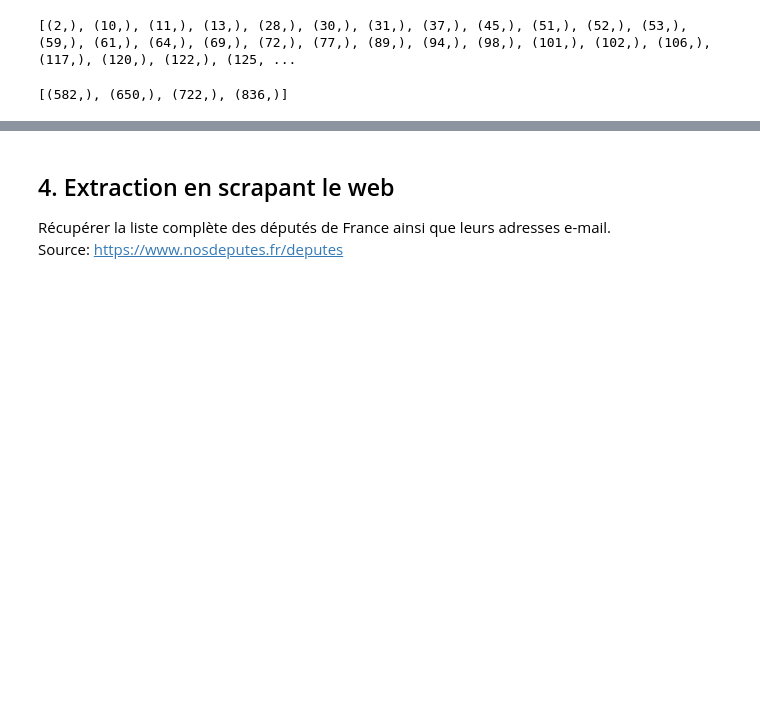
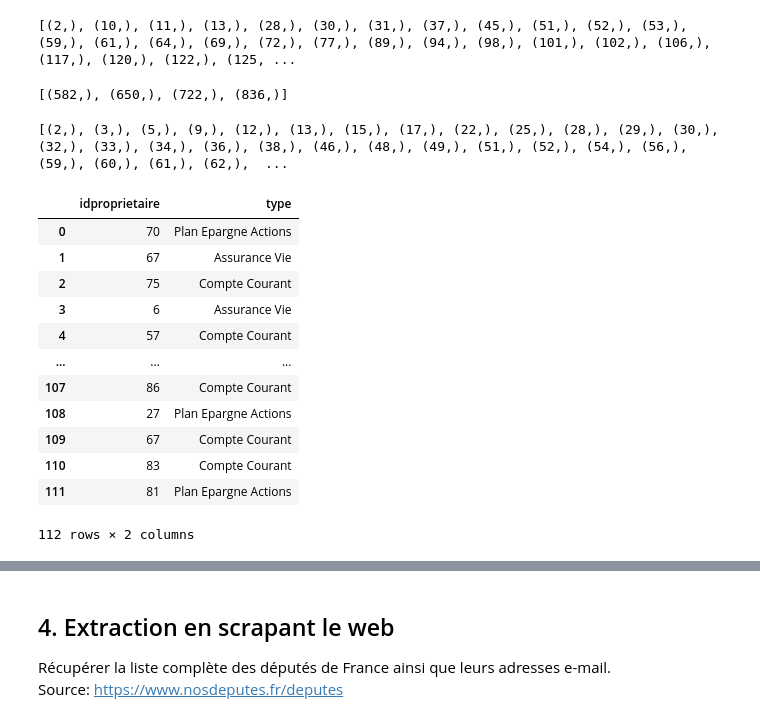
Before and after one commit to Suziwan/Data_Extraction_Python, a Jupyter notebook: Week2_Day1_Data_Extraction.ipynb, the cells around one changed output, grey strips where cells are left out. Drawn from its saved outputs; the diff is of its cells as text; code cells hidden in the pictures; blank space fills up the shorter version.

```diff
--- a/Week2_Day1_Data_Extraction.ipynb
+++ b/Week2_Day1_Data_Extraction.ipynb
@@ -124,7 +161,34 @@ print(operations)
 [(582,), (650,), (722,), (836,)]
 # %%
 # 5. Donner, sans doublon, les identifiants des propriétaires de livret A, classés par ordre croissant.
+cursor.execute("SELECT DISTINCT idproprietaire FROM compte WHERE type = 'Livret A' ORDER BY idproprietaire")
+q5 = cursor.fetchall()
+print(q5)
+# %% [output]
+[(2,), (3,), (5,), (9,), (12,), (13,), (15,), (17,), (22,), (25,), (28,), (29,), (30,), (32,), (33,), (34,), (36,), (38,), (46,), (48,), (49,), (51,), (52,), (54,), (56,), (59,), (60,), (61,), (62,),  ...
 # %%
 # 6. Donner l’identifiant des clients n’ayant pas de livret A.
+query = '''
+SELECT idproprietaire, type
+FROM compte
+WHERE idproprietaire NOT IN(
+SELECT idproprietaire FROM compte WHERE type = 'Livret A')
+'''
+q6 = pd.read_sql_query(query, bank_db)
+q6
+# %% [output]
+|  | idproprietaire | type |
+| 0 | 70 | Plan Epargne Actions |
+| 1 | 67 | Assurance Vie |
+| 2 | 75 | Compte Courant |
+| 3 | 6 | Assurance Vie |
+| 4 | 57 | Compte Courant |
+| ... | ... | ... |
+| 107 | 86 | Compte Courant |
+| 108 | 27 | Plan Epargne Actions |
+| 109 | 67 | Compte Courant |
+| 110 | 83 | Compte Courant |
+| 111 | 81 | Plan Epargne Actions |
+112 rows × 2 columns
 # %%
 # 7. Donner l’identifiant de compte et le type de compte des clients habitant à Paris.
```
Also changed, not shown: parts of 10 cells of this notebook.
